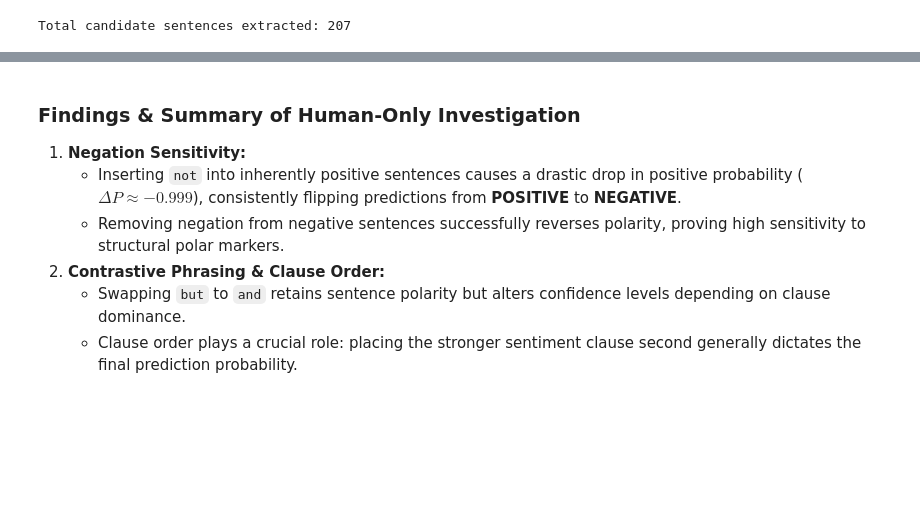
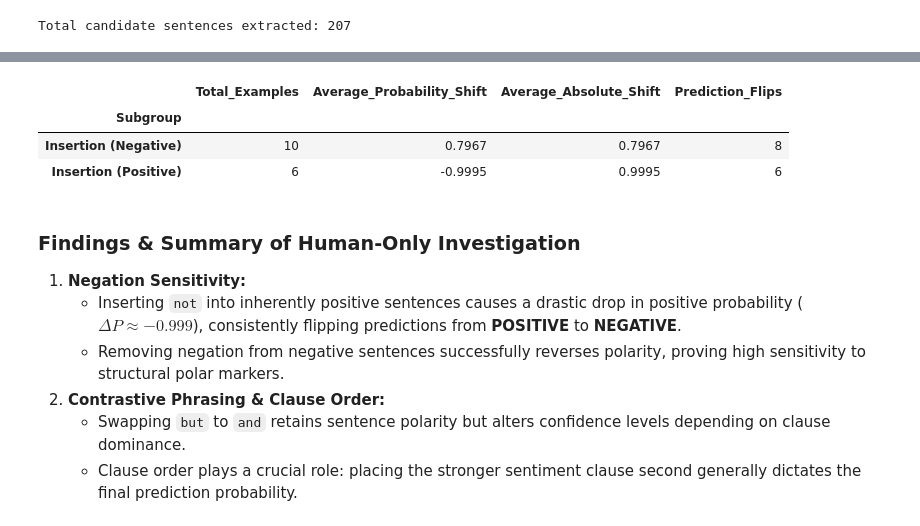
Before and after one commit to OssOss13/sentiment-perturbation-analysis, a Jupyter notebook: notebooks/phase1_human_pair.ipynb, the cells around one changed output, grey strips where cells are left out. Saved outputs shown, nothing was run; the diff lists cells and outputs as text; code cells hidden in the pictures; blank space fills up the shorter version.

```diff
--- a/notebooks/phase1_human_pair.ipynb
+++ b/notebooks/phase1_human_pair.ipynb
@@ -209,3 +287,19 @@ plt.show()
+# %%
+# Compare probability shifts across subgroups
+
+subgroup_analysis = results_df.groupby("Subgroup").agg(
+    Total_Examples=("Prob Shift", "count"),
+    Average_Probability_Shift=("Prob Shift", "mean"),
+    Average_Absolute_Shift=("Prob Shift", lambda x: x.abs().mean()),
+    Prediction_Flips=("Prediction Flipped", "sum")
+).round(4)
+
+display(subgroup_analysis)
+# %% [output]
+|  | Total_Examples | Average_Probability_Shift | Average_Absolute_Shift | Prediction_Flips |
+| Subgroup |  |  |  |  |
+| Insertion (Negative) | 10 | 0.7967 | 0.7967 | 8 |
+| Insertion (Positive) | 6 | -0.9995 | 0.9995 | 6 |
 # %% [markdown]
 ### Findings & Summary of Human-Only Investigation
 1. **Negation Sensitivity:**
```
Also changed, not shown: parts of 4 cells of this notebook.
